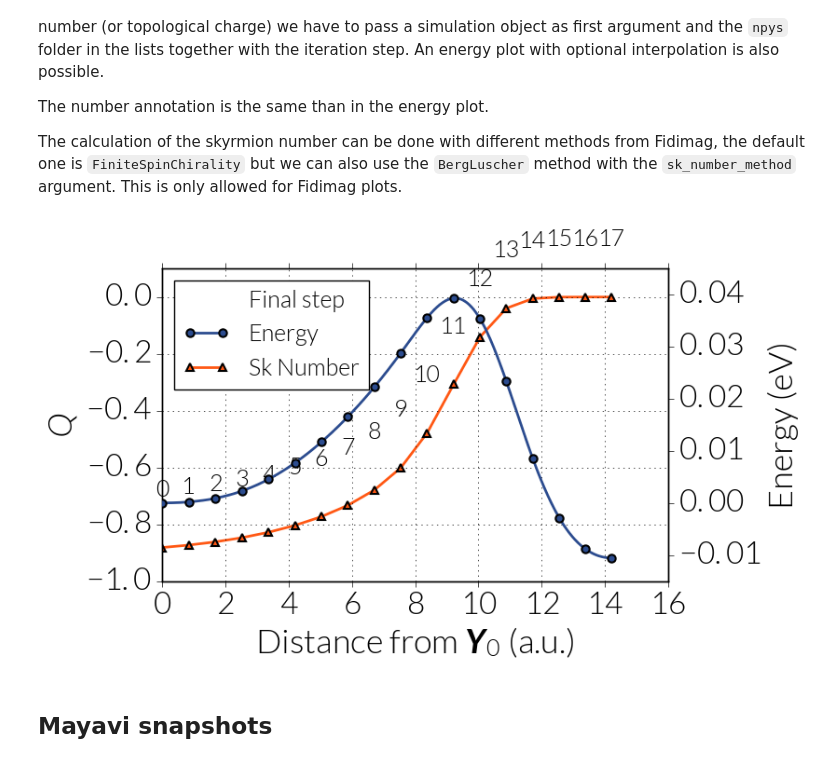
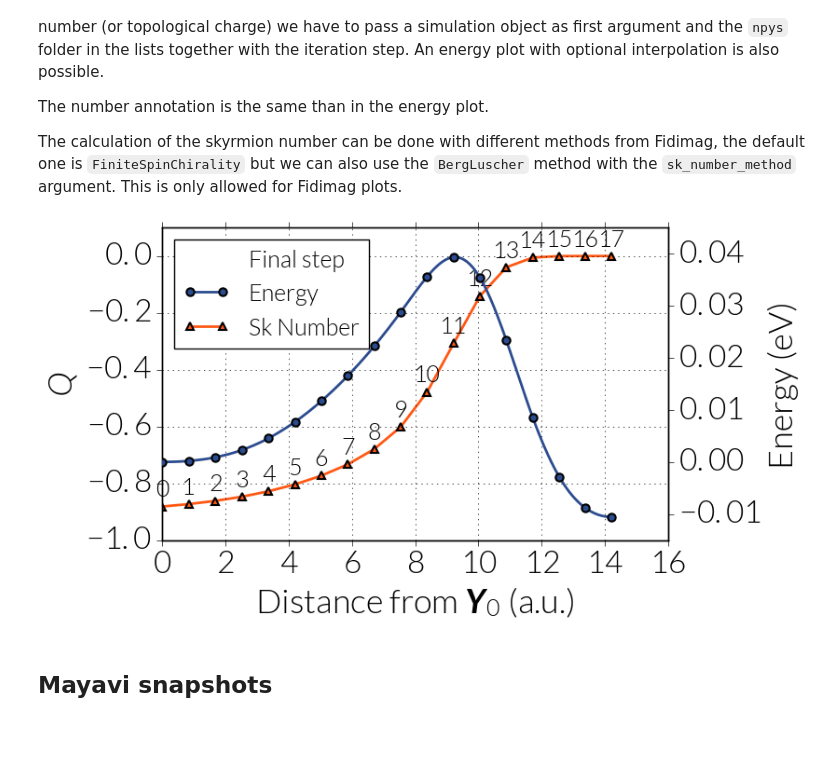
Before and after one commit to davidcortesortuno/nebm_plot_tools, a Jupyter notebook: tutorial/tutorial_fidimag.ipynb, the cells around one changed output. Cells and saved outputs as stored; diff of their text form; code cells hidden in the pictures; blank space fills up the shorter version.

```diff
--- a/tutorial/tutorial_fidimag.ipynb
+++ b/tutorial/tutorial_fidimag.ipynb
@@ -171,23 +171,22 @@ The calculation of the skyrmion number can be done with different methods from F
 # %%
 p = npf.plot_dist_vs_sknum(sim,
 [
 ['neb_21x21-spins_fm-sk_atomic_k1e4_dYs.ndt',
  r'Final step',
  97, 'neb_21x21-spins_fm-sk_atomic_k1e4',
  'neb_21x21-spins_fm-sk_atomic_k1e4_energy.ndt'
  ]],
-num_scale=0.2,
 legend_position='upper left',
 rel_folder=base_folder,
 ylim=[-1, 0.1],
 ylim_en=[-0.015, 0.045],
 secondary_axis=[1.602e-19, 'eV'],
 energy_shift=0,
 interpolate_energy=[NEBM_Geodesic, 500],
 # sk_number_method='BergLuscher'
 )
 # %% [output]
-[figure, old version]
+[figure, new version]
 # %% [markdown]
 ## Mayavi snapshots
 # %% [markdown]
```
